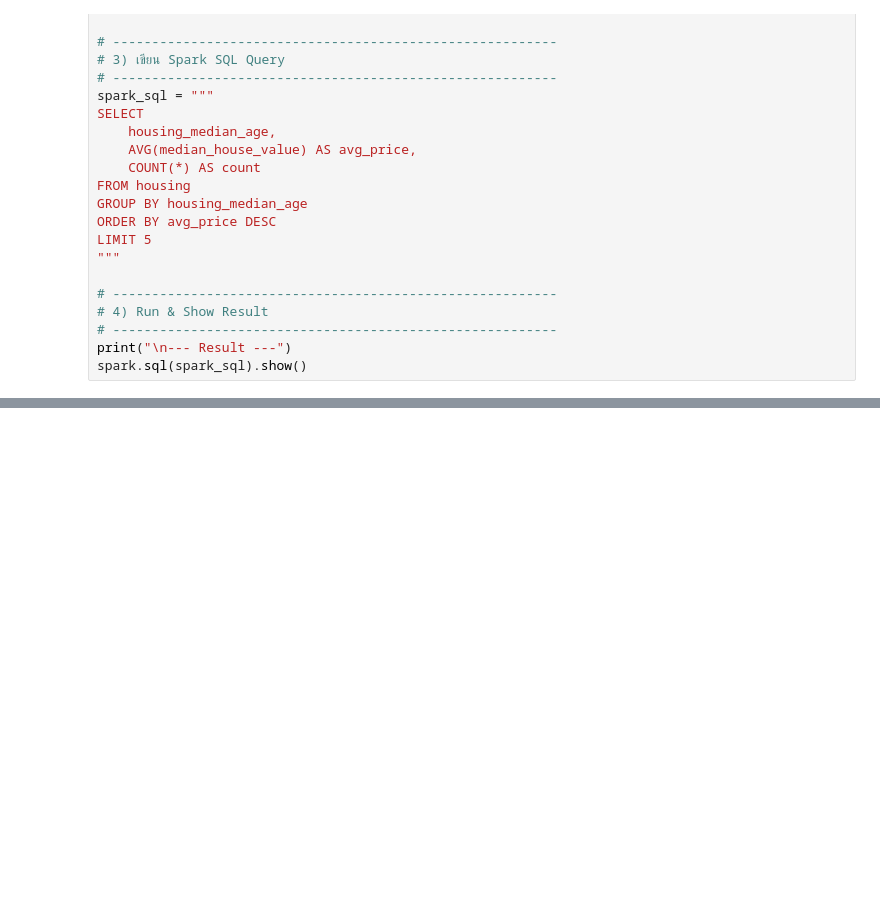
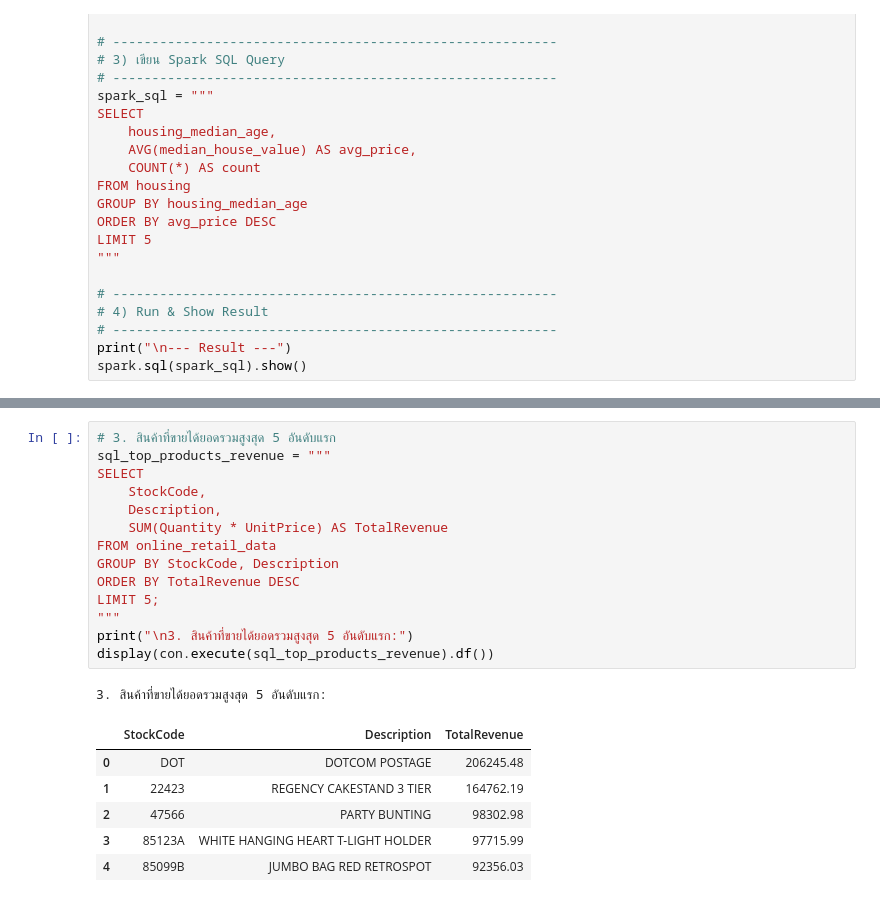
Before and after one commit to bestza01/128-356-Big-Data, a Jupyter notebook: bigdata_week3_sql_duckdb_to_spark.ipynb, the cells around one changed output, grey strips where cells are left out. Saved outputs shown, nothing was run; the diff lists cells and outputs as text; blank space fills up the shorter version.

```diff
--- a/bigdata_week3_sql_duckdb_to_spark.ipynb
+++ b/bigdata_week3_sql_duckdb_to_spark.ipynb
@@ -822,0 +1082,22 @@ spark.sql(spark_sql).show()
+# %%
+# 3. สินค้าที่ขายได้ยอดรวมสูงสุด 5 อันดับแรก
+sql_top_products_revenue = """
+SELECT
+    StockCode,
+    Description,
+    SUM(Quantity * UnitPrice) AS TotalRevenue
+FROM online_retail_data
+GROUP BY StockCode, Description
+ORDER BY TotalRevenue DESC
+LIMIT 5;
+"""
+print("\n3. สินค้าที่ขายได้ยอดรวมสูงสุด 5 อันดับแรก:")
+display(con.execute(sql_top_products_revenue).df())
+# %% [output]
+3. สินค้าที่ขายได้ยอดรวมสูงสุด 5 อันดับแรก:
+|  | StockCode | Description | TotalRevenue |
+| 0 | DOT | DOTCOM POSTAGE | 206245.48 |
+| 1 | 22423 | REGENCY CAKESTAND 3 TIER | 164762.19 |
+| 2 | 47566 | PARTY BUNTING | 98302.98 |
+| 3 | 85123A | WHITE HANGING HEART T-LIGHT HOLDER | 97715.99 |
+| 4 | 85099B | JUMBO BAG RED RETROSPOT | 92356.03 |
```
Also changed, not shown: parts of 28 cells of this notebook.
